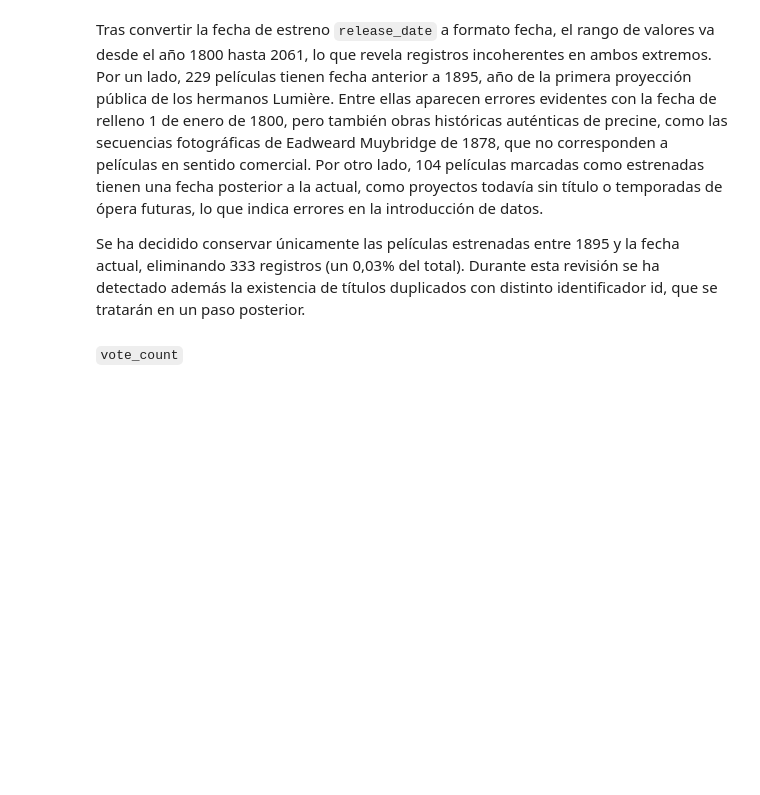
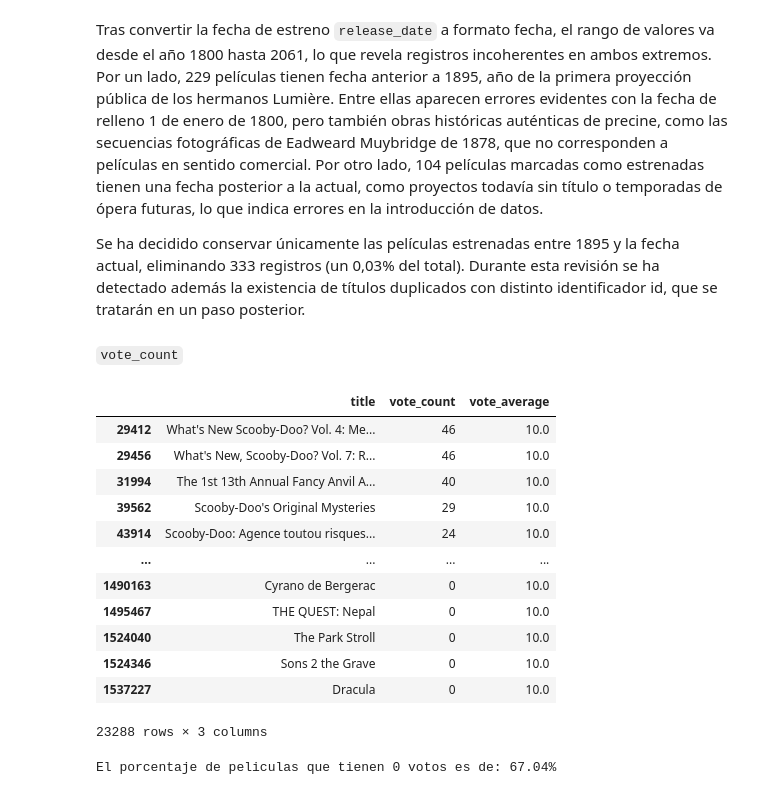
Before and after one commit to AdamTR93/MASTER_thePower_Data_Analytics, a Jupyter notebook: 5.PROYECTO_FINAL/proyecto_EDA_cine/notebooks/analisis_preliminar.ipynb, the cells around one changed output. Saved outputs shown, nothing was run; the diff lists cells and outputs as text; code cells hidden in the pictures; blank space fills up the shorter version.

```diff
--- a/5.PROYECTO_FINAL/proyecto_EDA_cine/notebooks/analisis_preliminar.ipynb
+++ b/5.PROYECTO_FINAL/proyecto_EDA_cine/notebooks/analisis_preliminar.ipynb
@@ -297,3 +297,23 @@ Tras convertir la fecha de estreno `release_date` a formato fecha, el rango de v
 Se ha decidido conservar únicamente las películas estrenadas entre 1895 y la fecha actual, eliminando 333 registros (un 0,03% del total). Durante esta revisión se ha detectado además la existencia de títulos duplicados con distinto identificador id, que se tratarán en un paso posterior.
 # %% [markdown]
 `vote_count`
+# %%
+df_votos = df_clean[['title','vote_count','vote_average']]
+display(df_votos[df_votos['vote_average'] == 10].sort_values(by = 'vote_count', ascending=False))
+pct_votos_0 = (df_clean['vote_count'] == 0).mean()*100
+print(f'El porcentaje de peliculas que tienen 0 votos es de: {pct_votos_0:.2f}%')
+# %% [output]
+|  | title | vote_count | vote_average |
+| 29412 | What's New Scooby-Doo? Vol. 4: Me... | 46 | 10.0 |
+| 29456 | What's New, Scooby-Doo? Vol. 7: R... | 46 | 10.0 |
+| 31994 | The 1st 13th Annual Fancy Anvil A... | 40 | 10.0 |
+| 39562 | Scooby-Doo's Original Mysteries | 29 | 10.0 |
+| 43914 | Scooby-Doo: Agence toutou risques... | 24 | 10.0 |
+| ... | ... | ... | ... |
+| 1490163 | Cyrano de Bergerac | 0 | 10.0 |
+| 1495467 | THE QUEST: Nepal | 0 | 10.0 |
+| 1524040 | The Park Stroll | 0 | 10.0 |
+| 1524346 | Sons 2 the Grave | 0 | 10.0 |
+| 1537227 | Dracula | 0 | 10.0 |
+23288 rows × 3 columns
+El porcentaje de peliculas que tienen 0 votos es de: 67.04%
```
Also changed, not shown: parts of 15 cells of this notebook.
